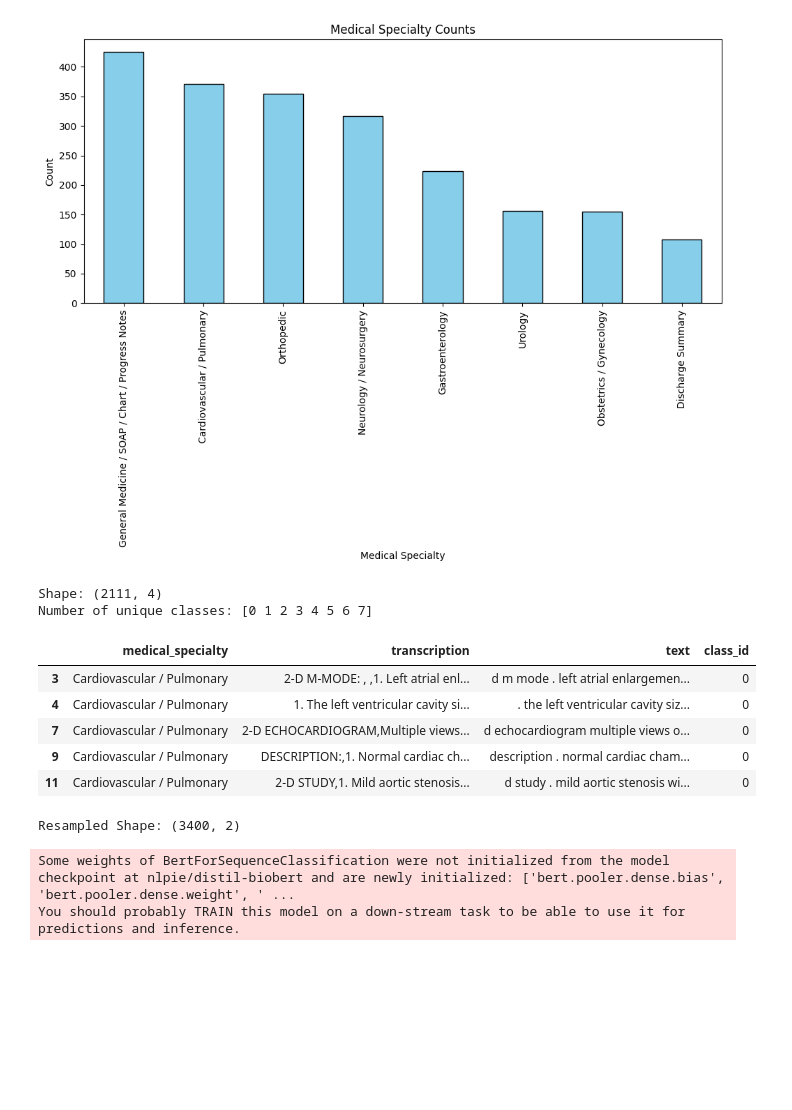
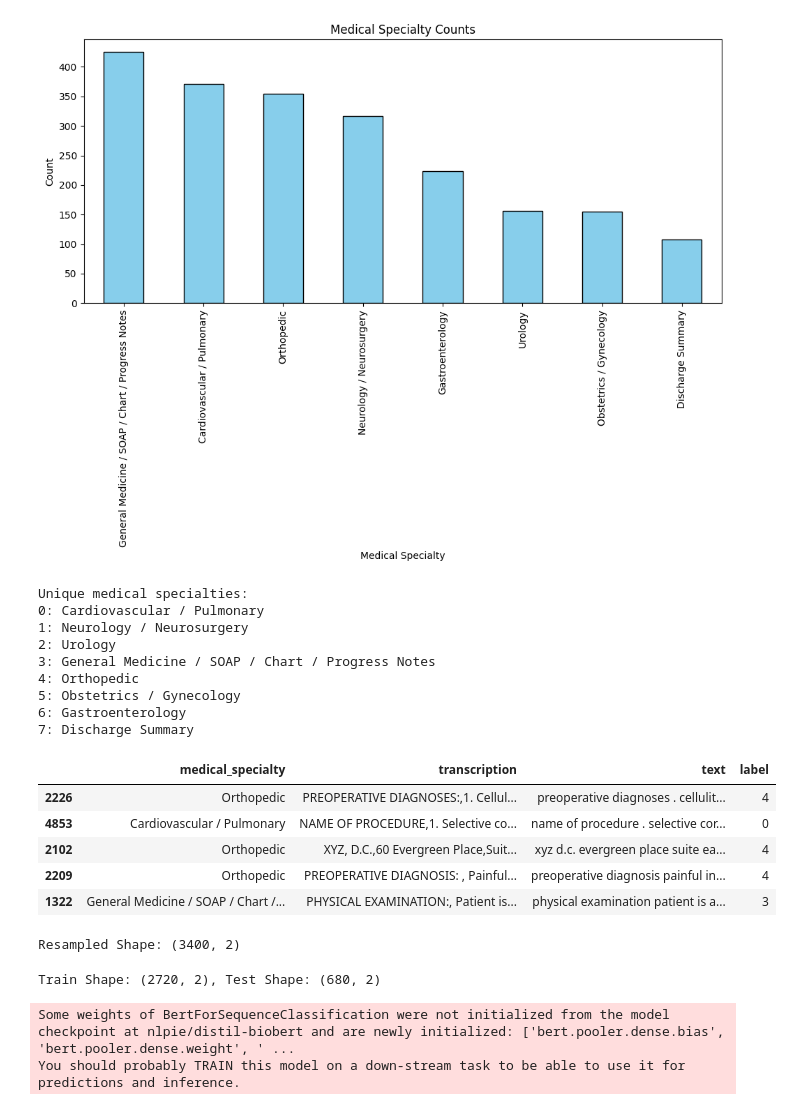
Before and after one commit to ai574-sec1-group3-summer-2025/pocs, a Jupyter notebook: speciality_classification/distilbiobert.ipynb, the cells around one changed output. Cells and saved outputs as stored; diff of their text form; code cells hidden in the pictures; blank space fills up the shorter version.

```diff
--- a/speciality_classification/distilbiobert.ipynb
+++ b/speciality_classification/distilbiobert.ipynb
@@ -35,6 +38,8 @@ df.head()
 utils = DataUtils()
 df = utils.handle_nulls(df)
 df = utils.handle_duplicates(df)
+
+df['text'] = df['transcription'].map(utils.clean_text)
 df['medical_specialty'] = df['medical_specialty'].str.strip()
 # %% [output]
 ===== Null Summary =====
@@ -75,28 +80,29 @@ Obstetrics / Gynecology                             155
 Discharge Summary                                   108
 Name: count, dtype: int64
 [figure]
-# %%
-def preprocess_text(text):
-    text = utils.clean_text(text)
-    return text
-
-df['text'] = df['transcription'].map(preprocess_text)
 # %%
-df['class_id'] = pd.factorize(df.medical_specialty)[0]
+df['label'], uniques = pd.factorize(df.medical_specialty)
+print("Unique medical specialties:")
+for i, label in enumerate(uniques):
+    print(f"{i}: {label}")
 
-print(f"Shape: {df.shape}")
-print(f"Number of unique classes: {df.class_id.unique()}")
-
-df.head()
+df.sample(5, random_state=42)
 # %% [output]
-Shape: (2111, 4)
-Number of unique classes: [0 1 2 3 4 5 6 7]
+Unique medical specialties:
+0: Cardiovascular / Pulmonary
+1: Neurology / Neurosurgery
+2: Urology
+3: General Medicine / SOAP / Chart / Progress Notes
+4: Orthopedic
+5: Obstetrics / Gynecology
+6: Gastroenterology
+7: Discharge Summary
-|  | medical_specialty | transcription | text | class_id |
-| 3 | Cardiovascular / Pulmonary | 2-D M-MODE: , ,1. Left atrial enl... | d m mode . left atrial enlargemen... | 0 |
-| 4 | Cardiovascular / Pulmonary | 1. The left ventricular cavity si... | . the left ventricular cavity siz... | 0 |
-| 7 | Cardiovascular / Pulmonary | 2-D ECHOCARDIOGRAM,Multiple views... | d echocardiogram multiple views o... | 0 |
-| 9 | Cardiovascular / Pulmonary | DESCRIPTION:,1. Normal cardiac ch... | description . normal cardiac cham... | 0 |
-| 11 | Cardiovascular / Pulmonary | 2-D STUDY,1. Mild aortic stenosis... | d study . mild aortic stenosis wi... | 0 |
+|  | medical_specialty | transcription | text | label |
+| 2226 | Orthopedic | PREOPERATIVE DIAGNOSES:,1. Cellul... | preoperative diagnoses . cellulit... | 4 |
+| 4853 | Cardiovascular / Pulmonary | NAME OF PROCEDURE,1. Selective co... | name of procedure . selective cor... | 0 |
+| 2102 | Orthopedic | XYZ, D.C.,60 Evergreen Place,Suit... | xyz d.c. evergreen place suite ea... | 4 |
+| 2209 | Orthopedic | PREOPERATIVE DIAGNOSIS: , Painful... | preoperative diagnosis painful in... | 4 |
+| 1322 | General Medicine / SOAP / Chart /... | PHYSICAL EXAMINATION:, Patient is... | physical examination patient is a... | 3 |
 # %%
 ros = RandomOverSampler(random_state=42)
 df_resampled, y_resampled = ros.fit_resample(
@@ -108,5 +114,10 @@ df_resampled['label'] = y_resampled
 print(f"Resampled Shape: {df_resampled.shape}")
 # %% [output]
 Resampled Shape: (3400, 2)
+# %%
+train_df, test_df = train_test_split(df_resampled, test_size=DS_SPLIT, stratify=df_resampled['label'], random_state=42)
+print(f"Train Shape: {train_df.shape}, Test Shape: {test_df.shape}")
+# %% [output]
+Train Shape: (2720, 2), Test Shape: (680, 2)
 # %%
 tokenizer = AutoTokenizer.from_pretrained(MODEL_NAME)
```
Also changed, not shown: parts of 9 cells of this notebook, 2 other files.
